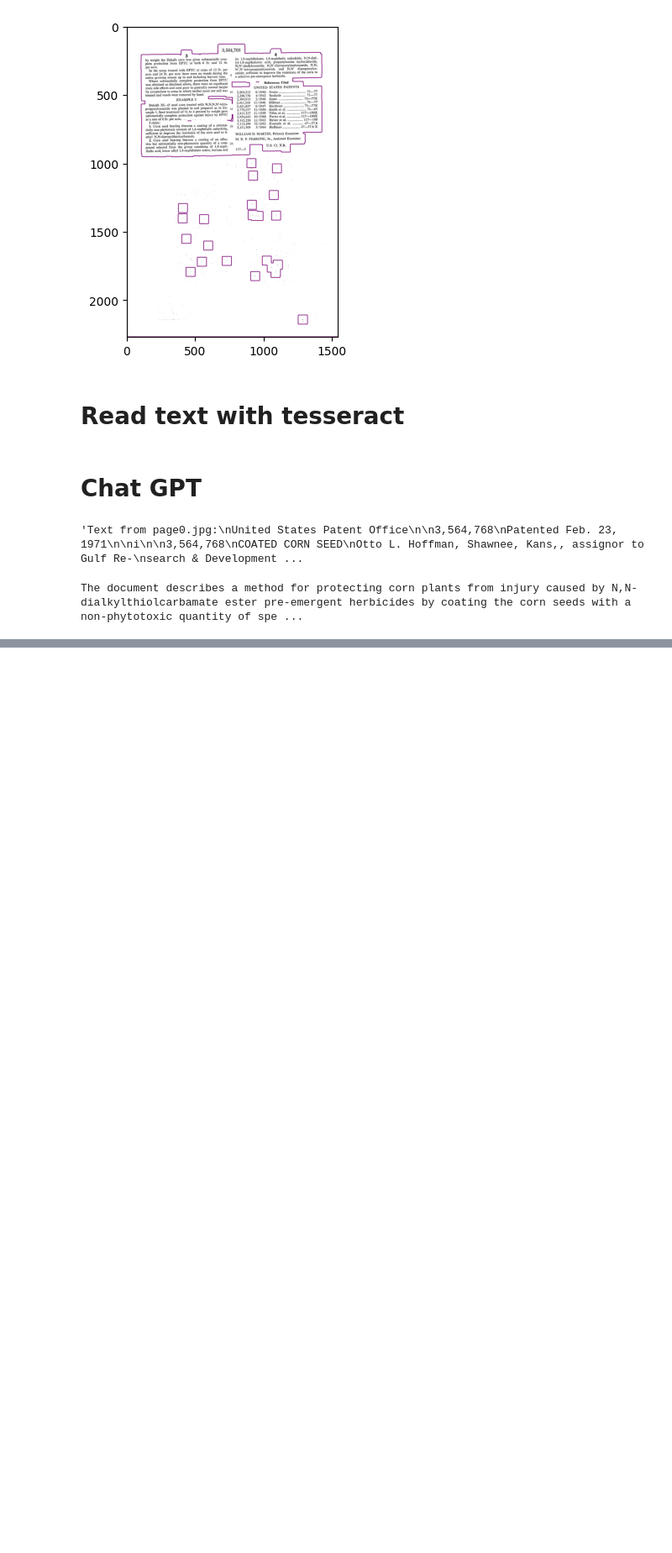
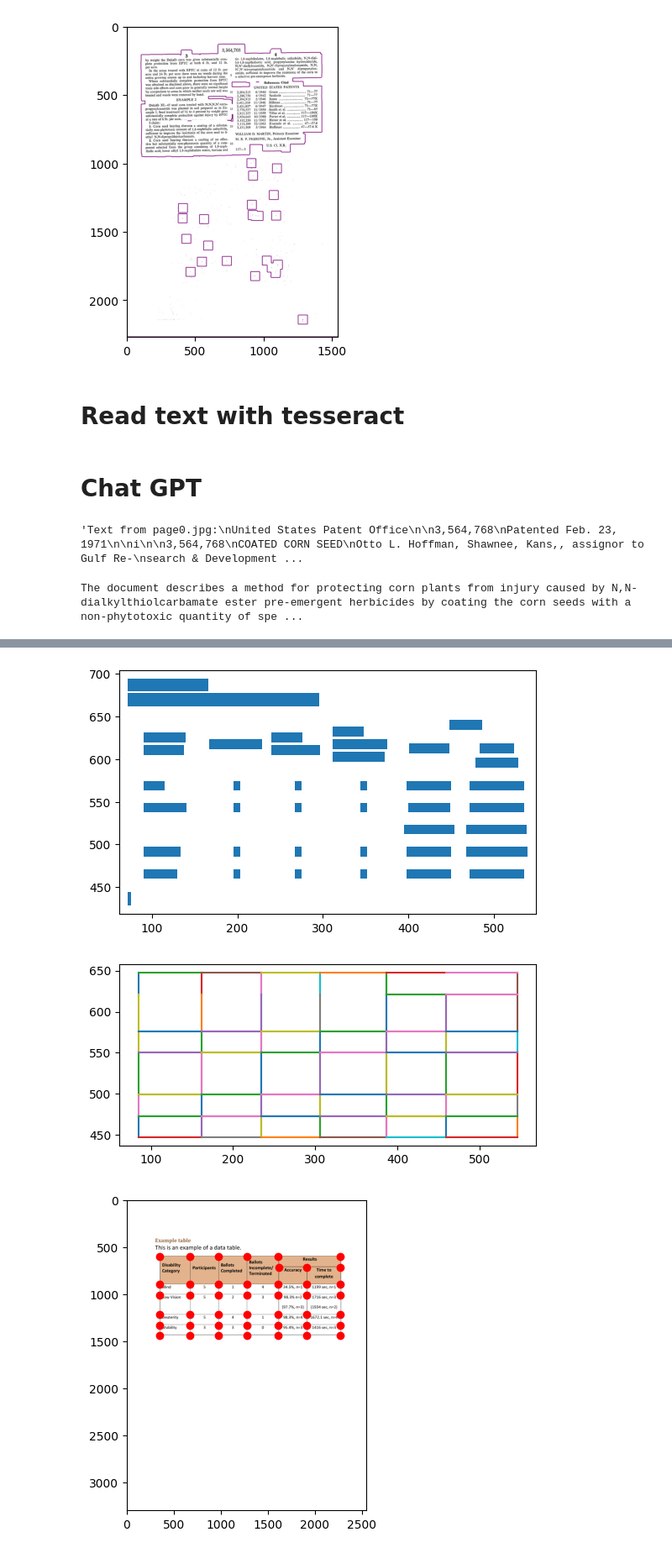
Before and after one commit to lds217/OCR, a Jupyter notebook: OCR.ipynb, the cells around one changed output, grey strips where cells are left out. Shown at 84% size. Drawn from its saved outputs; the diff is of its cells as text; code cells hidden in the pictures; blank space fills up the shorter version.

```diff
--- a/OCR.ipynb
+++ b/OCR.ipynb
@@ -101,0 +161,14 @@ The document describes a method for protecting corn plants from injury caused by
+# %%
+import camelot
+tables = camelot.read_pdf('data/table.pdf',pages="1") #lattice, stream, stream, json, text,
+
+
+df = tables[0].df
+
+#tables[0].to_csv('c.csv') # to_json, to_excel, to_html, to_markdown, to_sqlite
+ # get a pandas DataFrame!
+camelot.plot(tables[0], kind='text').show()
+camelot.plot(tables[0], kind='grid').show()
+camelot.plot(tables[0], kind='joint').show()
+df.head(10)
+# %% [output]
@@ -101,0 +184,3 @@ The document describes a method for protecting corn plants from injury caused by
+[figure, added]
+[figure, added]
+[figure, added]
```
Also changed, not shown: parts of 17 cells of this notebook, 7 other files.
